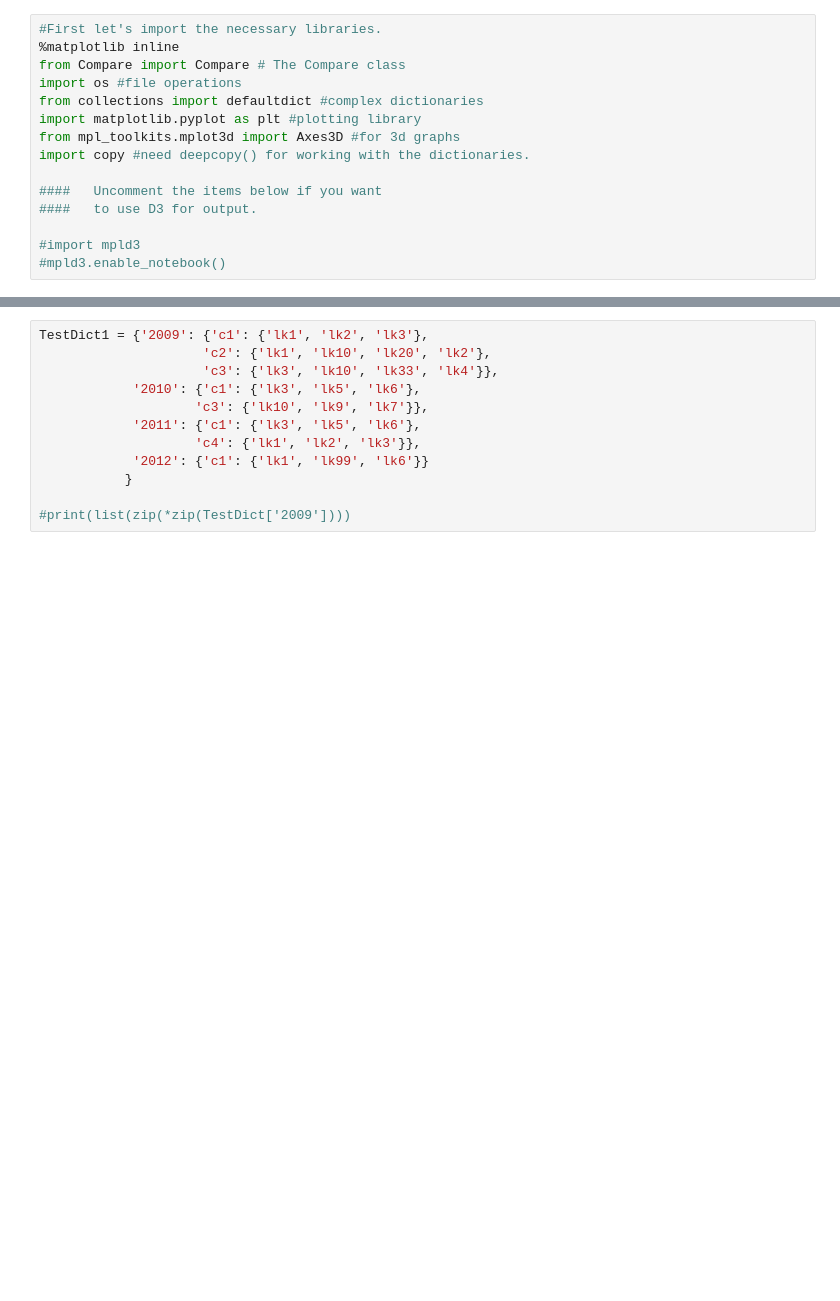
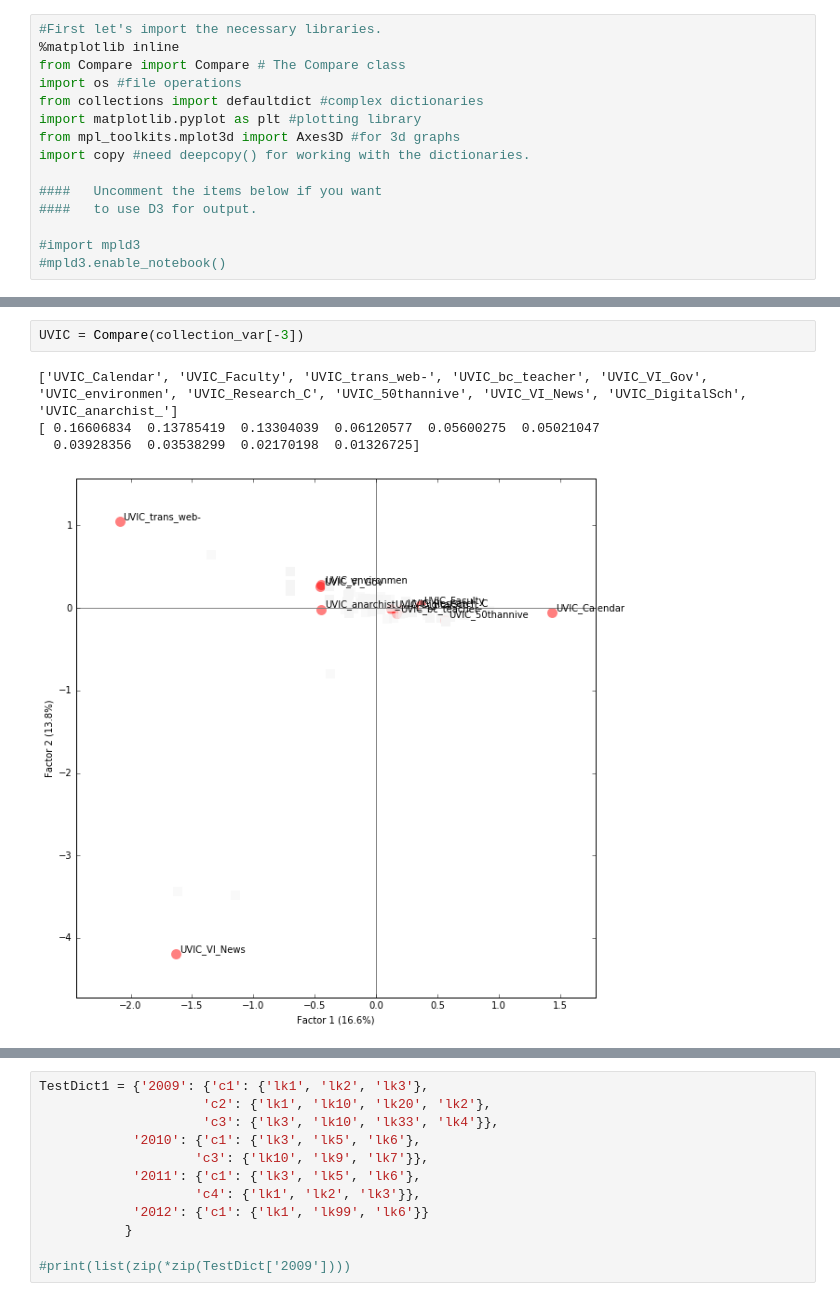
Before and after one commit to web-archive-group/WALK, a Jupyter notebook: Scripts/compare_collection/UA_CompareUVIC.ipynb, the cells around one changed output, grey strips where cells are left out. Cells and saved outputs as stored; diff of their text form; blank space fills up the shorter version.

```diff
--- a/Scripts/compare_collection/UA_CompareUVIC.ipynb
+++ b/Scripts/compare_collection/UA_CompareUVIC.ipynb
@@ -146,0 +174,7 @@ When there are fewer than 3 collections, you get a venn diagram showing the cros
+# %%
+UVIC = Compare(collection_var[-3])
+# %% [output]
+['UVIC_Calendar', 'UVIC_Faculty', 'UVIC_trans_web-', 'UVIC_bc_teacher', 'UVIC_VI_Gov', 'UVIC_environmen', 'UVIC_Research_C', 'UVIC_50thannive', 'UVIC_VI_News', 'UVIC_DigitalSch', 'UVIC_anarchist_']
+[ 0.16606834  0.13785419  0.13304039  0.06120577  0.05600275  0.05021047
+  0.03928356  0.03538299  0.02170198  0.01326725]
+[figure, added]
```
Also changed, not shown: parts of 27 cells of this notebook, 18 other files.
